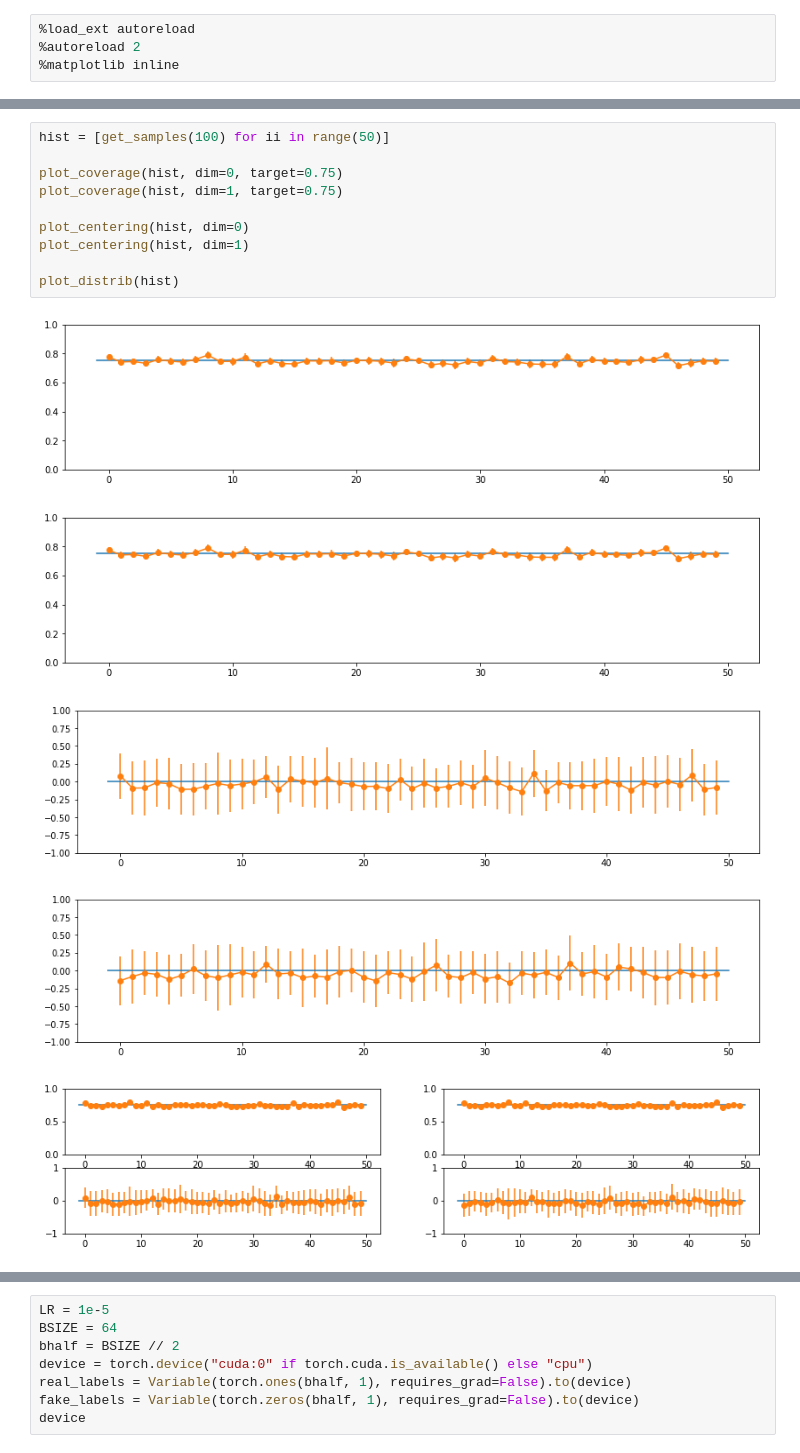
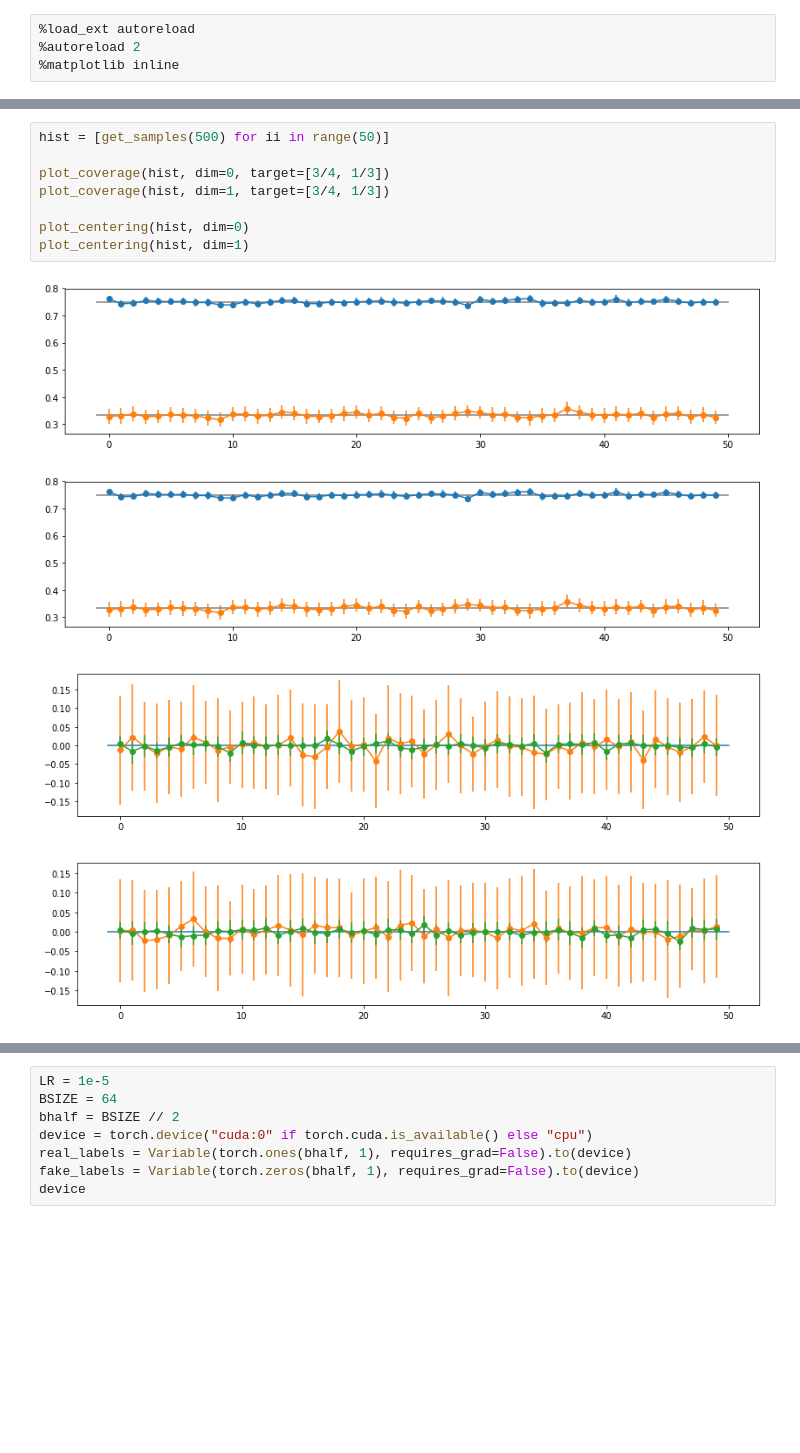
Before and after one commit to ul1994/mpgan, a Jupyter notebook: Hanoi.ipynb, the cells around one changed output, grey strips where cells are left out. Cells and saved outputs as stored; diff of their text form; blank space fills up the shorter version.

```diff
--- a/Hanoi.ipynb
+++ b/Hanoi.ipynb
@@ -159,18 +197,15 @@ def plot_distrib(stack_hist, target=0.75, recent=None):
     plt.show()
     plt.close()
 # %%
-hist = [get_samples(100) for ii in range(50)]
+hist = [get_samples(500) for ii in range(50)]
 
-plot_coverage(hist, dim=0, target=0.75)
-plot_coverage(hist, dim=1, target=0.75)
+plot_coverage(hist, dim=0, target=[3/4, 1/3])
+plot_coverage(hist, dim=1, target=[3/4, 1/3])
 
 plot_centering(hist, dim=0)
 plot_centering(hist, dim=1)
-
-plot_distrib(hist)
 # %% [output]
-[figure, old version]
+[figure, new version]
-[figure, old version]
+[figure, new version]
-[figure, old version]
+[figure, new version]
-[figure, old version]
+[figure, new version]
-[figure, removed]
```
Also changed, not shown: parts of 13 cells of this notebook, 1 other file.
